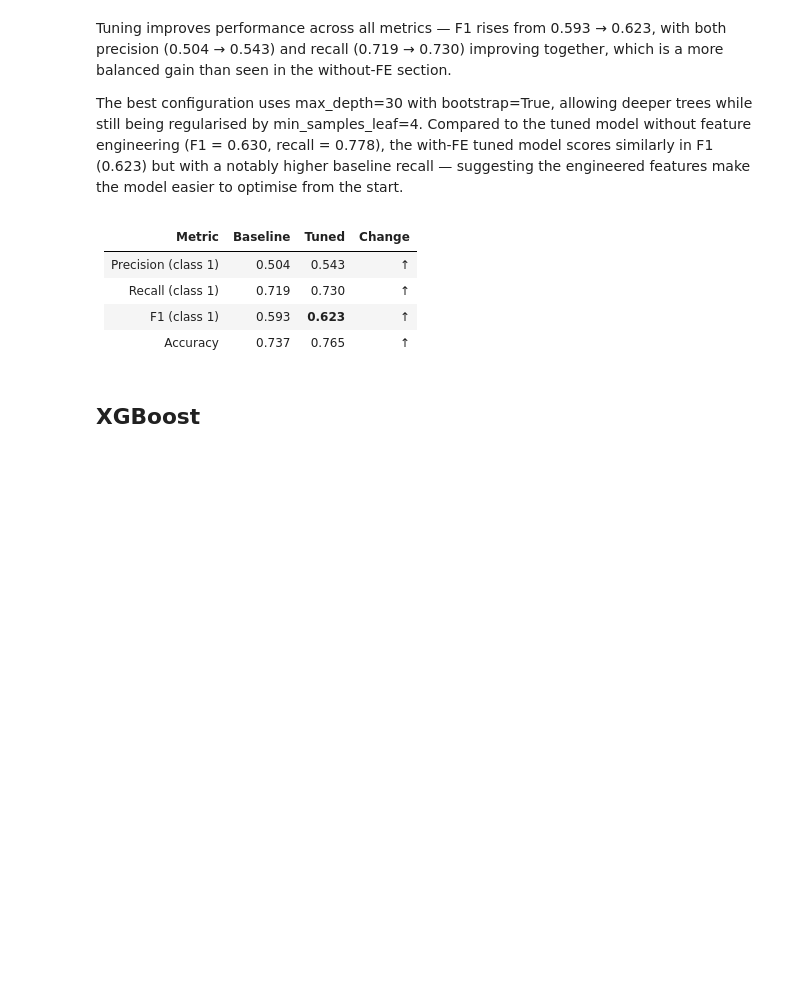
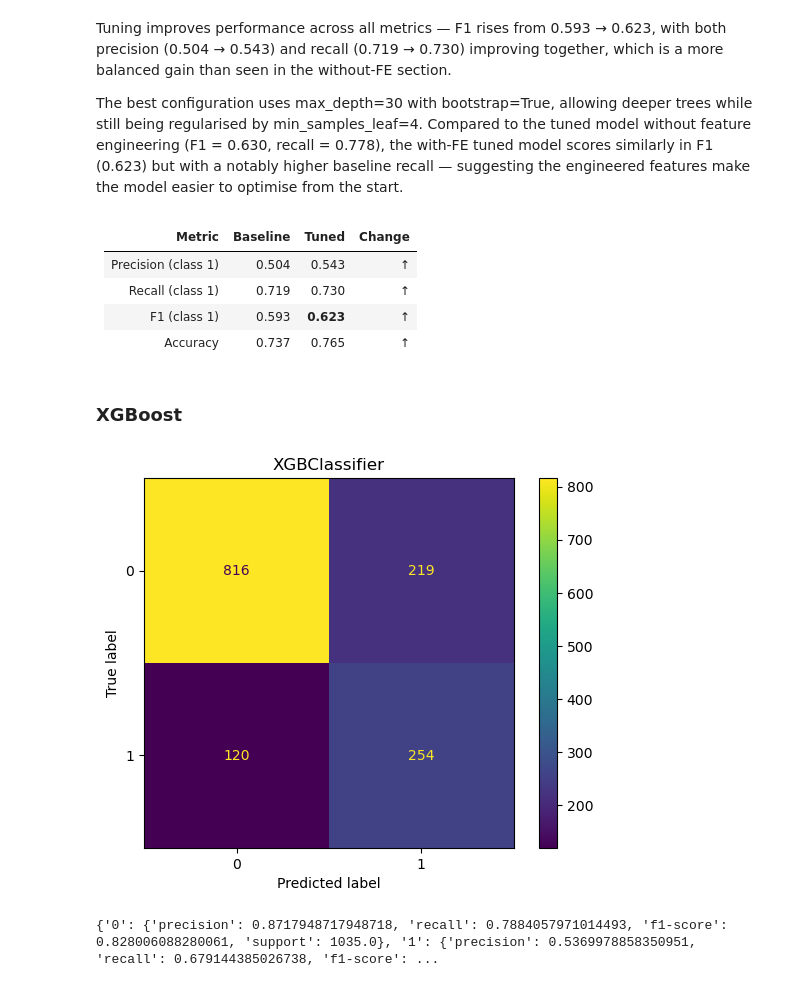
Before and after one commit to anarmsilva10/customer_churn, a Jupyter notebook: notebooks/04_models.ipynb, the cells around one changed output. Cells and saved outputs as stored; diff of their text form; code cells hidden in the pictures; blank space fills up the shorter version.

```diff
--- a/notebooks/04_models.ipynb
+++ b/notebooks/04_models.ipynb
@@ -264,4 +302,11 @@ The best configuration uses max_depth=30 with bootstrap=True, allowing deeper tr
 | F1 (class 1) | 0.593 | **0.623** | ↑ |
 | Accuracy | 0.737 | 0.765 | ↑ |
 # %% [markdown]
-## XGBoost
+### XGBoost
+# %%
+baseline_model, report = xgboost.model_baseline(X_train, X_test, y_train, y_test)
+
+print(report)
+# %% [output]
+[figure, added]
+{'0': {'precision': 0.8717948717948718, 'recall': 0.7884057971014493, 'f1-score': 0.828006088280061, 'support': 1035.0}, '1': {'precision': 0.5369978858350951, 'recall': 0.679144385026738, 'f1-score': ...
```
Also changed, not shown: parts of 12 cells of this notebook, 2 other files.
